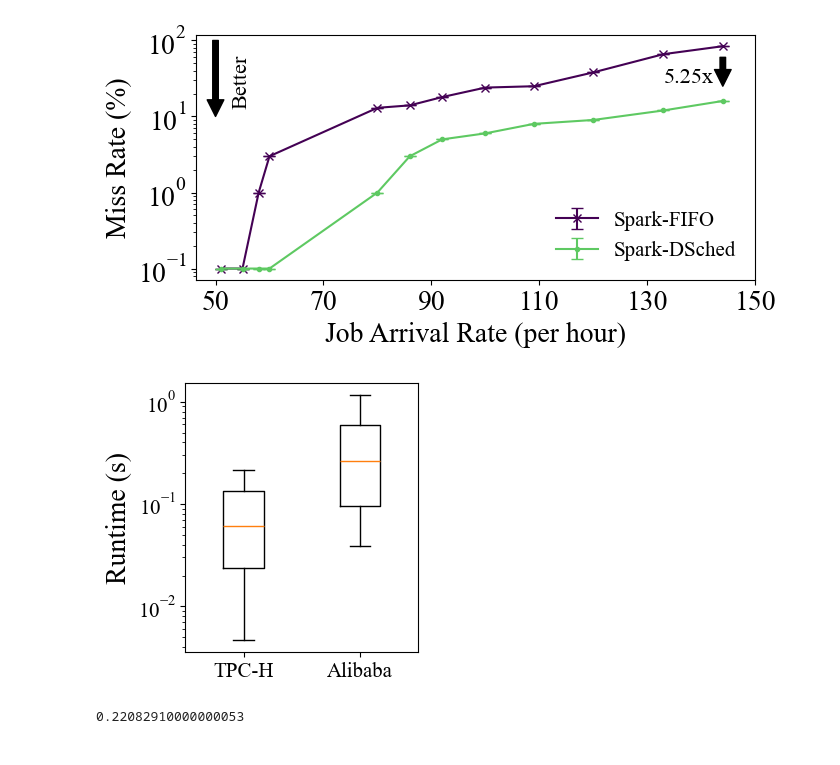
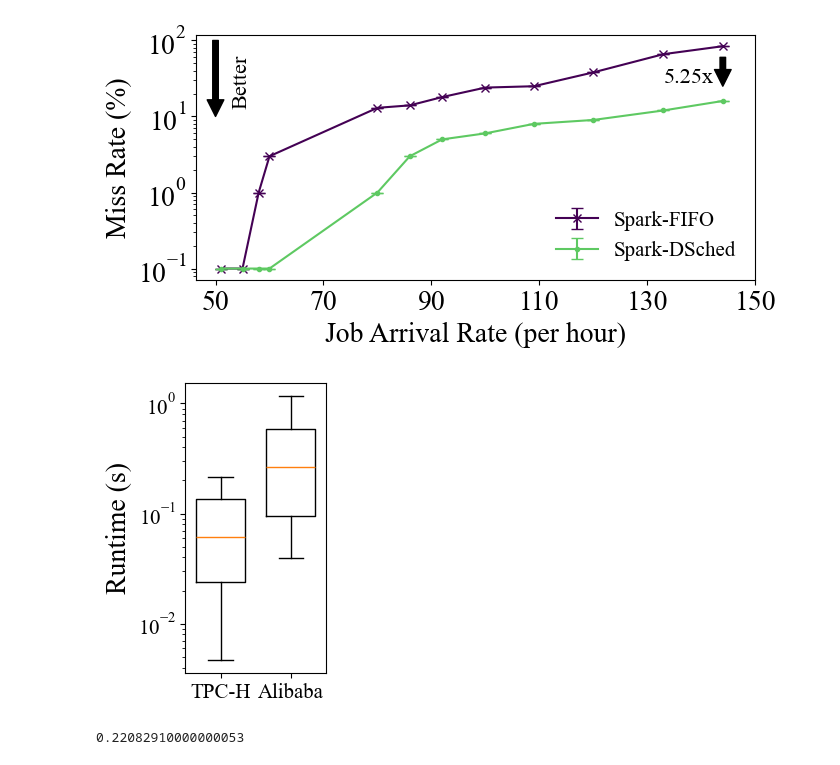
Before and after one commit to ShreyB2091/erdos-scheduling-simulator, a Jupyter notebook: sosp25/plotting/spark_3workloads_arrival_rate_new/spark_arrival_rate_plotting.ipynb, the cells around one changed output. Cells and saved outputs as stored; diff of their text form; code cells hidden in the pictures.

Commit message:
updated sched runtime and opt passes plots

```diff
--- a/sosp25/plotting/spark_3workloads_arrival_rate_new/spark_arrival_rate_plotting.ipynb
+++ b/sosp25/plotting/spark_3workloads_arrival_rate_new/spark_arrival_rate_plotting.ipynb
@@ -815,23 +815,30 @@ spark_sched = {
     )
 }
-# %%
-plt.figure(figsize=(3,3.5))
-# plt.boxplot(
-#    [v for k,v in spark_sched.items()], labels=[k for k,v in spark_sched.items()], whis=(10, 90), showfliers=False)
-plt.boxplot(
-    [v for k, v in spark_sched.items()],
-    labels=[k for k, v in spark_sched.items()],
-    whis=(10, 90),
-    showfliers=False,
-    widths=0.35)  # Adjust the width of the box plots
-# plt.xlabel("DSched's Schedulers", fontsize=20)
-plt.yscale("log")
-plt.ylabel("Runtime (s)", fontsize=20)
-plt.tick_params(axis='both', which='major', labelsize=15)
-# fig.tight_layout()
-plt.savefig("dsched_runtime_spark_alibaba.pdf", pad_inches=0, dpi=300, bbox_inches="tight")
-# %% [output]
-[figure, removed]
+# %%
+## Reduced whitespace plot
+
+plt.figure(figsize=(2.5, 3.5))  # narrower width
+
+plt.boxplot(
+    [v for k, v in spark_sched.items()],
+    labels=[k for k, v in spark_sched.items()],
+    whis=(10, 90),
+    showfliers=False,
+    widths=0.7,  # fatter boxes
+)
+
+plt.yscale("log")
+plt.ylabel("Runtime (s)", fontsize=20)
+plt.tick_params(axis="both", which="major", labelsize=15)
+
+plt.margins(x=0.2)  # minimal whitespace around boxes
+plt.tight_layout()
+
+plt.savefig(
+    "dsched_runtime_spark_alibaba.pdf", dpi=300, bbox_inches="tight", pad_inches=0.02
+)
+# %% [output]
+[figure, added]
 # %%
 spark_sched = {
     "TPC-H": to_s(
```
Also changed, not shown: 3 other files.
